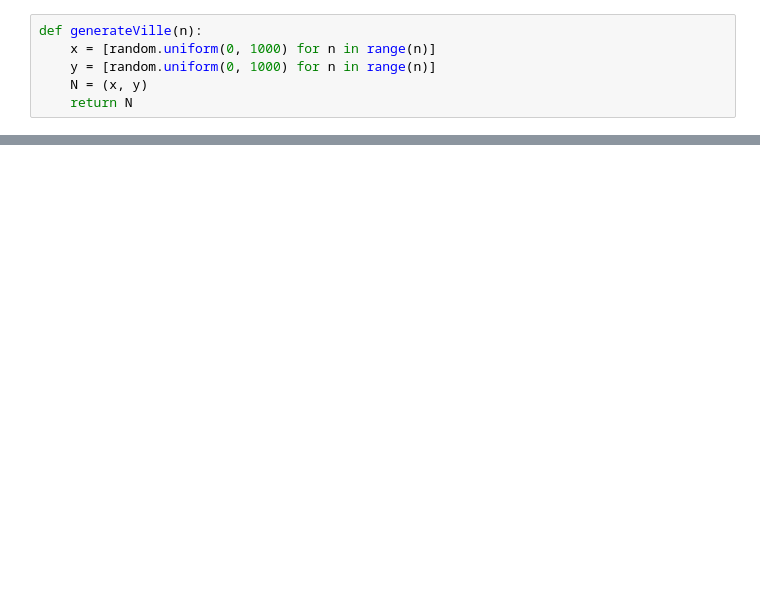
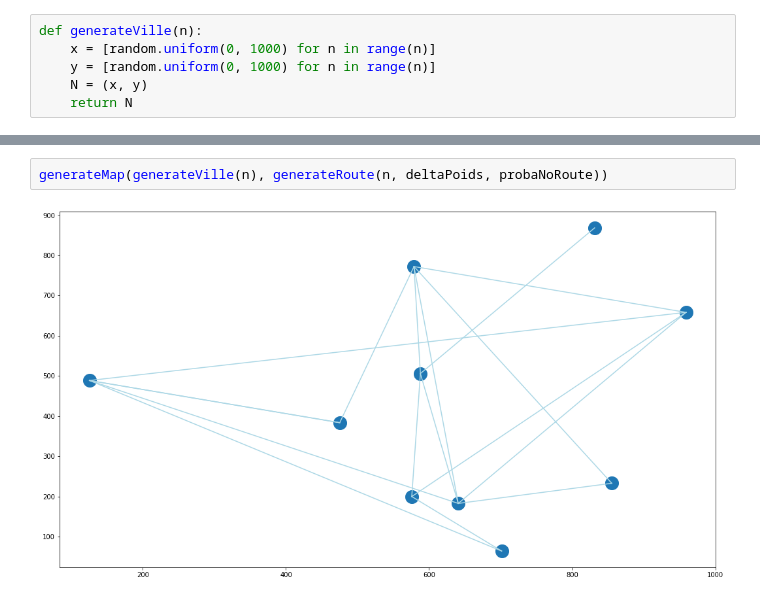
Before and after one commit to OscarPALISSOT/Routing_vehicule_problem_Python, a Jupyter notebook: Livrable2.ipynb, the cells around one changed output, grey strips where cells are left out. Saved outputs shown, nothing was run; the diff lists cells and outputs as text; blank space fills up the shorter version.

```diff
--- a/Livrable2.ipynb
+++ b/Livrable2.ipynb
@@ -189,0 +219,4 @@ generateMap(generateVille(10), generateArcs(10, 10, 0.75))
+# %%
+generateMap(generateVille(n), generateRoute(n, deltaPoids, probaNoRoute))
+# %% [output]
+[figure, added]
```
Also changed, not shown: parts of 10 cells of this notebook.
